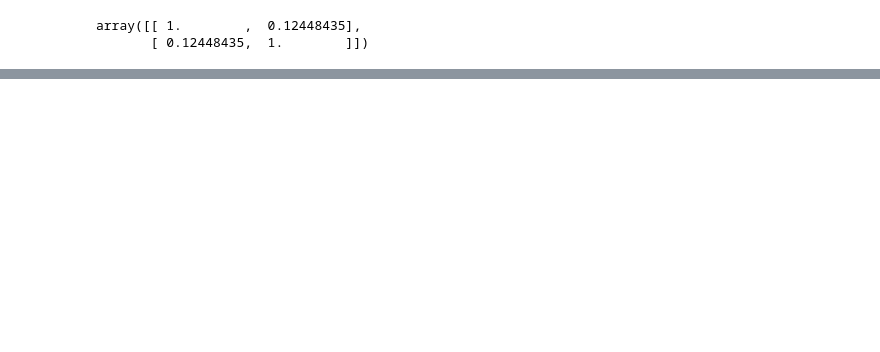
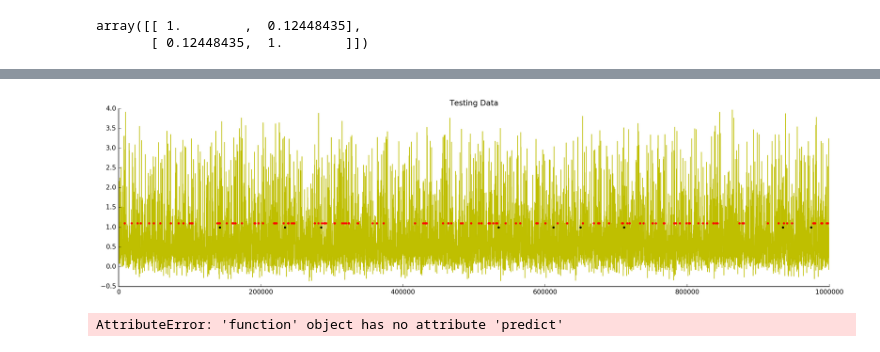
Before and after one commit to torbenator/calcium_spikes, a Jupyter notebook: calcium_imaging.ipynb, the cells around one changed output, grey strips where cells are left out. Cells and saved outputs as stored; diff of their text form; code cells hidden in the pictures; blank space fills up the shorter version.

```diff
--- a/calcium_imaging.ipynb
+++ b/calcium_imaging.ipynb
@@ -136,0 +195,40 @@ array([[ 1.        ,  0.12448435],
+# %%
+zoom_inds = [0,10000]
+x_axis = np.linspace(zoom_inds[0],srate*zoom_inds[1],zoom_inds[1]-zoom_inds[0])
+
+fig = plt.figure(figsize=(20,5))
+ax1 = fig.add_subplot(1,1,1)
+ax1.set_title('Testing Data')
+ax1.plot(x_axis,X_test[zoom_inds[0]:zoom_inds[1],0],'y')
+#ax1.plot(Yr,'b')
+# nonzeros
+plotting_Yt = Yt_rounded[zoom_inds[0]:zoom_inds[1]]
+inds = np.where(plotting_Yt)
+ax1.plot(x_axis[inds],plotting_Yt[inds],'k.')
+plotting_y_test = y_test[zoom_inds[0]:zoom_inds[1]]
+inds = np.where(plotting_y_test)
+ax1.plot(x_axis[inds],plotting_y_test[inds]+0.1,'r.')
+
+ax1.spines['right'].set_visible(False)
+ax1.spines['top'].set_visible(False)
+ax1.xaxis.set_ticks_position('bottom')
+ax1.yaxis.set_ticks_position('left')
+# %% [output]
+[figure, added]
+# %%
+
+#sum(y_test==Yt_rounded)
+# yuck
+# from sklearn import svm
+# clf = svm.SVC(probability=True)
+# clf.fit(X_train, y_train.T)
+# predictions = clf.predict(X_test)
+actual_predictions = clf.predict(X_test)
+plt.plot(y_test,predictions)
+actual_predictions = clf.predict_proba(X_test)
+#plt.plot(y_test,actual_predictions[:,1])
+plt.plot(range(len(y_test)),y_test)
+plt.plot(range(len(y_test)),actual_predictions[:,1])
+np.corrcoef(actual_predictions[:,0],y_test)
+# %% [output]
+AttributeError: 'function' object has no attribute 'predict'
```
Also changed, not shown: parts of 19 cells of this notebook.
